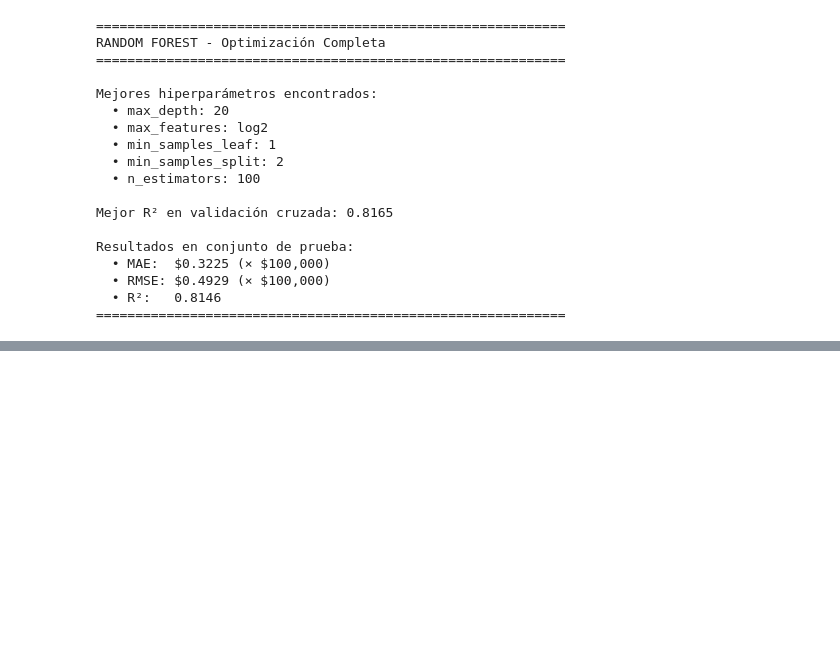
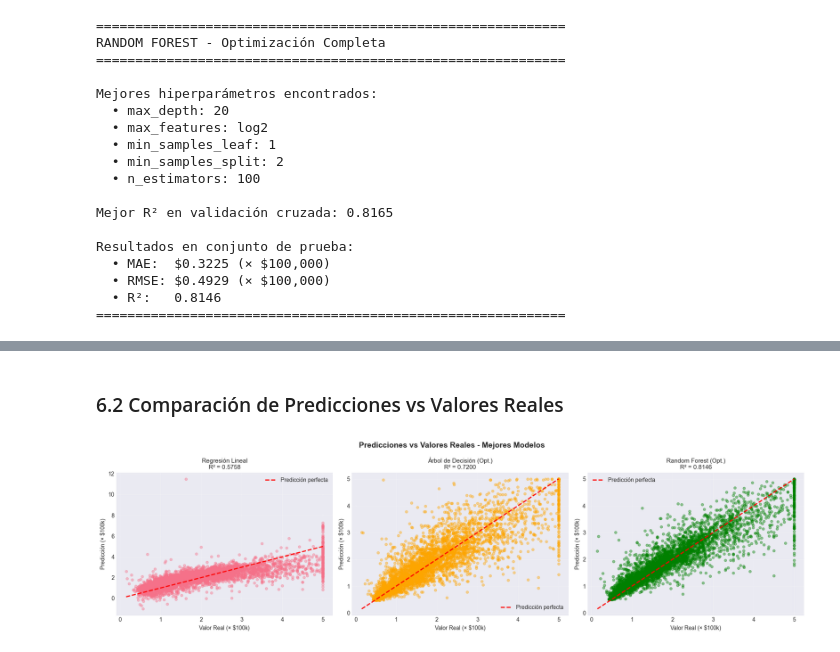
Before and after one commit to nicoCT04/Aprendizaje_Supervisado_IA_LAB, a Jupyter notebook: Parte1_regresion_cf.ipynb, the cells around one changed output, grey strips where cells are left out. Saved outputs shown, nothing was run; the diff lists cells and outputs as text; code cells hidden in the pictures; blank space fills up the shorter version.

```diff
--- a/Parte1_regresion_cf.ipynb
+++ b/Parte1_regresion_cf.ipynb
@@ -671,0 +768,38 @@ Resultados en conjunto de prueba:
+# %% [markdown]
+### 6.2 Comparación de Predicciones vs Valores Reales
+# %%
+# Visualizar predicciones vs valores reales para los mejores modelos
+fig, axes = plt.subplots(1, 3, figsize=(18, 5))
+fig.suptitle('Predicciones vs Valores Reales - Mejores Modelos', fontsize=14, fontweight='bold')
+
+# Regresión Lineal
+axes[0].scatter(y_test, y_pred_lr, alpha=0.4, s=20)
+axes[0].plot([y_test.min(), y_test.max()], [y_test.min(), y_test.max()], 'r--', lw=2, label='Predicción perfecta')
+axes[0].set_xlabel('Valor Real (× $100k)', fontsize=10)
+axes[0].set_ylabel('Predicción (× $100k)', fontsize=10)
+axes[0].set_title(f'Regresión Lineal\nR² = {r2_lr:.4f}', fontsize=11)
+axes[0].legend()
+axes[0].grid(True, alpha=0.3)
+
+# Árbol de Decisión Optimizado
+axes[1].scatter(y_test, y_pred_dt_opt, alpha=0.4, s=20, color='orange')
+axes[1].plot([y_test.min(), y_test.max()], [y_test.min(), y_test.max()], 'r--', lw=2, label='Predicción perfecta')
+axes[1].set_xlabel('Valor Real (× $100k)', fontsize=10)
+axes[1].set_ylabel('Predicción (× $100k)', fontsize=10)
+axes[1].set_title(f'Árbol de Decisión (Opt.)\nR² = {r2_dt_opt:.4f}', fontsize=11)
+axes[1].legend()
+axes[1].grid(True, alpha=0.3)
+
+# Random Forest Optimizado
+axes[2].scatter(y_test, y_pred_rf_opt, alpha=0.4, s=20, color='green')
+axes[2].plot([y_test.min(), y_test.max()], [y_test.min(), y_test.max()], 'r--', lw=2, label='Predicción perfecta')
+axes[2].set_xlabel('Valor Real (× $100k)', fontsize=10)
+axes[2].set_ylabel('Predicción (× $100k)', fontsize=10)
+axes[2].set_title(f'Random Forest (Opt.)\nR² = {r2_rf_opt:.4f}', fontsize=11)
+axes[2].legend()
+axes[2].grid(True, alpha=0.3)
+
+plt.tight_layout()
+plt.show()
+# %% [output]
+[figure, added]
```
Also changed, not shown: parts of 3 cells of this notebook.
